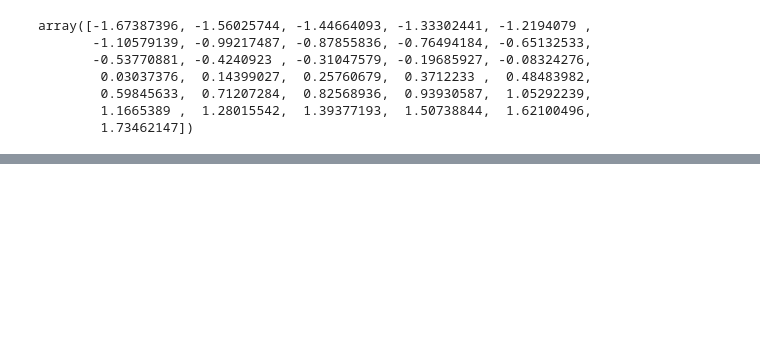
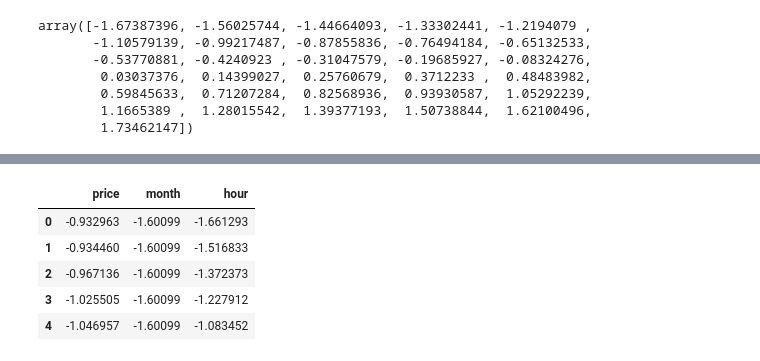
Before and after one commit to sunnysoni97/ProjectRLHydroElectric, a Jupyter notebook: preprocessing_continuous.ipynb, the cells around one changed output, grey strips where cells are left out. Drawn from its saved outputs; the diff is of its cells as text; code cells hidden in the pictures; blank space fills up the shorter version.

```diff
--- a/preprocessing_continuous.ipynb
+++ b/preprocessing_continuous.ipynb
@@ -226,7 +226,7 @@ def normalize_validation(df, u):
     #returns df with all columns normalized individually z-score
     #DANGER - DATA LEAKAGE
 
-    for c in range (0, len(x.columns)):
+    for c in range (0, len(x.columns)-1):
         col = x.iloc[:,c].copy()
         norm_col=(col-u[str(x.columns[c])][0])/u[str(x.columns[c])][1]
         x.iloc[:,c] = norm_col
@@ -345,2 +358,12 @@ val_preprocessed.head(5)
+# %%
+new_val_preprocessed = val_preprocessed[columns_to_select]
+new_val_preprocessed.head(5)
+# %% [output]
+|  | price | month | hour |
+| 0 | -0.932963 | -1.60099 | -1.661293 |
+| 1 | -0.934460 | -1.60099 | -1.516833 |
+| 2 | -0.967136 | -1.60099 | -1.372373 |
+| 3 | -1.025505 | -1.60099 | -1.227912 |
+| 4 | -1.046957 | -1.60099 | -1.083452 |
 # %%
 #to save to .npy file
```
Also changed, not shown: parts of 6 cells of this notebook, 7 other files.
